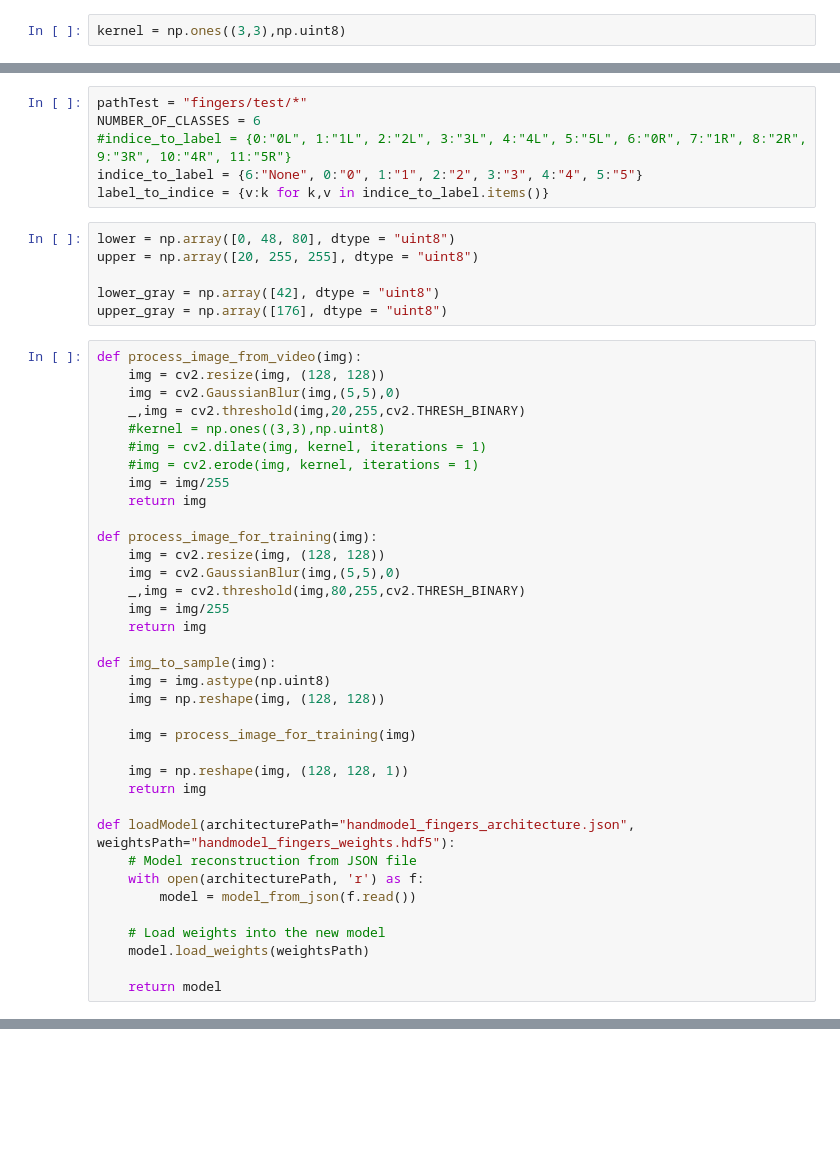
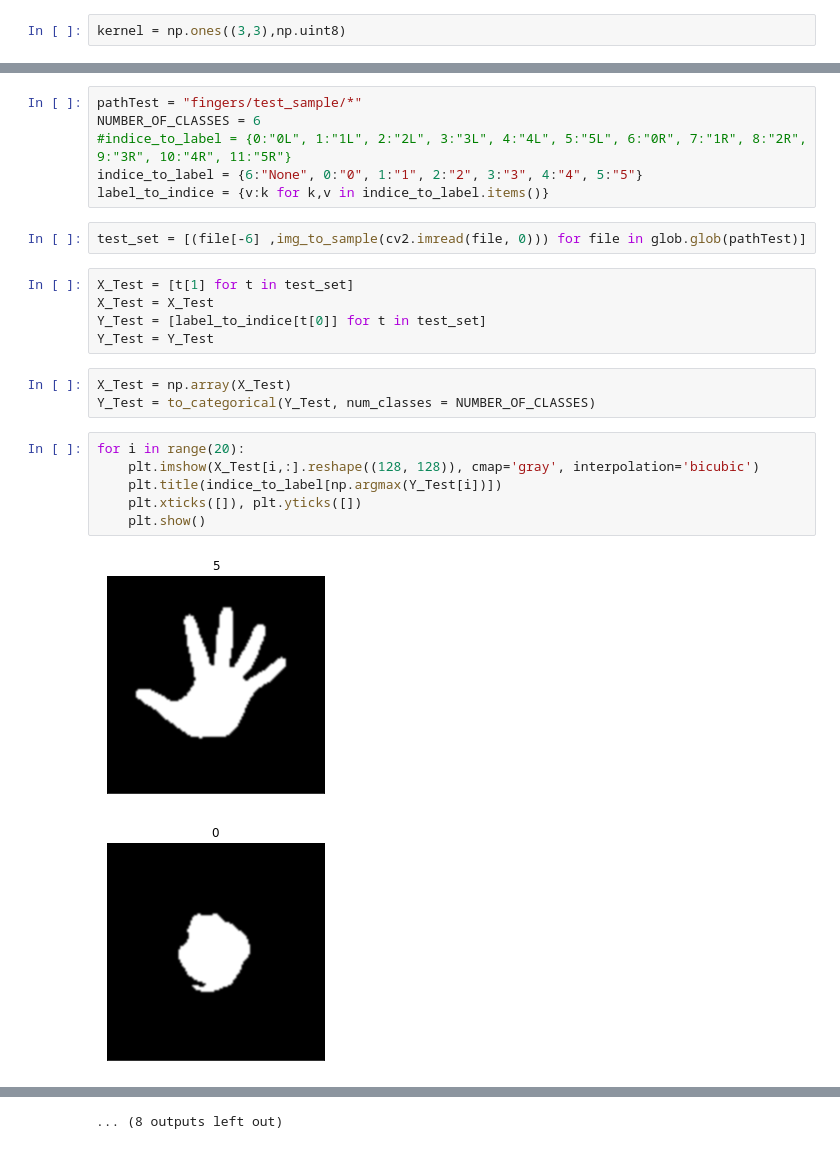
Before and after one commit to Mosfather/Hand-Gesture-Detection, a Jupyter notebook: Hand_Gesture_Classification(fingers-dataset).ipynb, the cells around one changed output, grey strips where cells are left out. Saved outputs shown, nothing was run; the diff lists cells and outputs as text; blank space fills up the shorter version.

```diff
--- a/Hand_Gesture_Classification(fingers-dataset).ipynb
+++ b/Hand_Gesture_Classification(fingers-dataset).ipynb
@@ -30,48 +80,25 @@ kernel = np.ones((3,3),np.uint8)
 # %%
-pathTest = "fingers/test/*"
+pathTest = "fingers/test_sample/*"
 NUMBER_OF_CLASSES = 6
 #indice_to_label = {0:"0L", 1:"1L", 2:"2L", 3:"3L", 4:"4L", 5:"5L", 6:"0R", 7:"1R", 8:"2R", 9:"3R", 10:"4R", 11:"5R"}
 indice_to_label = {6:"None", 0:"0", 1:"1", 2:"2", 3:"3", 4:"4", 5:"5"}
 label_to_indice = {v:k for k,v in indice_to_label.items()}
-# %%
-lower = np.array([0, 48, 80], dtype = "uint8")
-upper = np.array([20, 255, 255], dtype = "uint8")
-
-lower_gray = np.array([42], dtype = "uint8")
-upper_gray = np.array([176], dtype = "uint8")
-# %%
-def process_image_from_video(img):
-    img = cv2.resize(img, (128, 128))
-    img = cv2.GaussianBlur(img,(5,5),0)
-    _,img = cv2.threshold(img,20,255,cv2.THRESH_BINARY)
-    #kernel = np.ones((3,3),np.uint8)
-    #img = cv2.dilate(img, kernel, iterations = 1)
-    #img = cv2.erode(img, kernel, iterations = 1)
-    img = img/255
-    return img
-
-def process_image_for_training(img):
-    img = cv2.resize(img, (128, 128))
-    img = cv2.GaussianBlur(img,(5,5),0)
-    _,img = cv2.threshold(img,80,255,cv2.THRESH_BINARY)
-    img = img/255
-    return img
-
-def img_to_sample(img):
-    img = img.astype(np.uint8)
-    img = np.reshape(img, (128, 128))
-
-    img = process_image_for_training(img)
-
-    img = np.reshape(img, (128, 128, 1))
-    return img
-
-def loadModel(architecturePath="handmodel_fingers_architecture.json", weightsPath="handmodel_fingers_weights.hdf5"):
-    # Model reconstruction from JSON file
-    with open(architecturePath, 'r') as f:
-        model = model_from_json(f.read())
-
-    # Load weights into the new model
-    model.load_weights(weightsPath)
-
-    return model
+# %%
+test_set = [(file[-6] ,img_to_sample(cv2.imread(file, 0))) for file in glob.glob(pathTest)]
+# %%
+X_Test = [t[1] for t in test_set]
+X_Test = X_Test
+Y_Test = [label_to_indice[t[0]] for t in test_set]
+Y_Test = Y_Test
+# %%
+X_Test = np.array(X_Test)
+Y_Test = to_categorical(Y_Test, num_classes = NUMBER_OF_CLASSES)
+# %%
+for i in range(20):
+    plt.imshow(X_Test[i,:].reshape((128, 128)), cmap='gray', interpolation='bicubic')
+    plt.title(indice_to_label[np.argmax(Y_Test[i])])
+    plt.xticks([]), plt.yticks([])
+    plt.show()
+# %% [output]
+[figure, added]
+[figure, added]
@@ -78,2 +115,3 @@ def loadModel(architecturePath="handmodel_fingers_architecture.json", weightsPat
+... (8 outputs left out)
 # %%
 model = loadModel(architecturePath="handmodel_fingers_architecture.json", weightsPath="handmodel_fingers_weights.hdf5")
```
Also changed, not shown: parts of 8 cells of this notebook.
